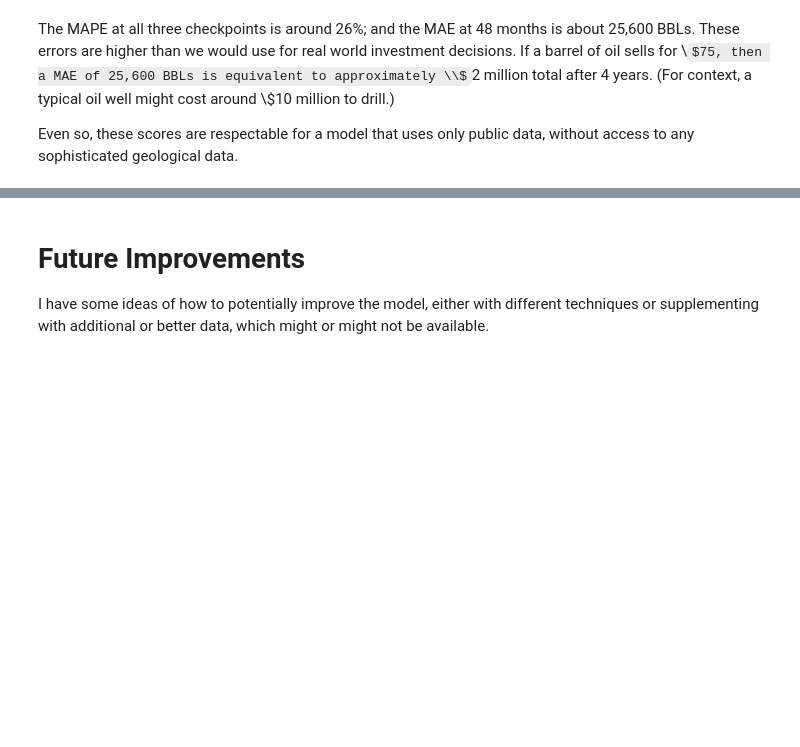
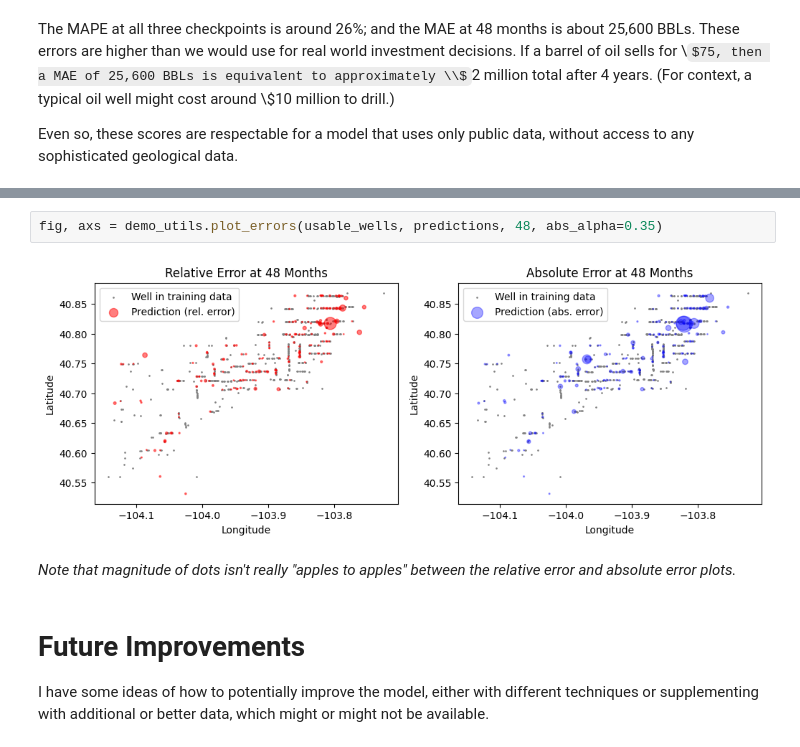
Before and after one commit to JamesPImes/oil_well_predictor, a Jupyter notebook: demo/demo.ipynb, the cells around one changed output, grey strips where cells are left out. Cells and saved outputs as stored; diff of their text form; some formulas as TeX source; blank space fills up the shorter version.

```diff
--- a/demo/demo.ipynb
+++ b/demo/demo.ipynb
@@ -380,3 +389,9 @@ Even so, these scores are respectable for a model that uses only public data, wi
+# %%
+fig, axs = demo_utils.plot_errors(usable_wells, predictions, 48, abs_alpha=0.35)
+# %% [output]
+[figure, added]
+# %% [markdown]
+*Note that magnitude of dots isn't really "apples to apples" between the relative error and absolute error plots.*
 # %% [markdown]
 # Future Improvements
 
```
Also changed, not shown: parts of 5 cells of this notebook, 1 other file.
